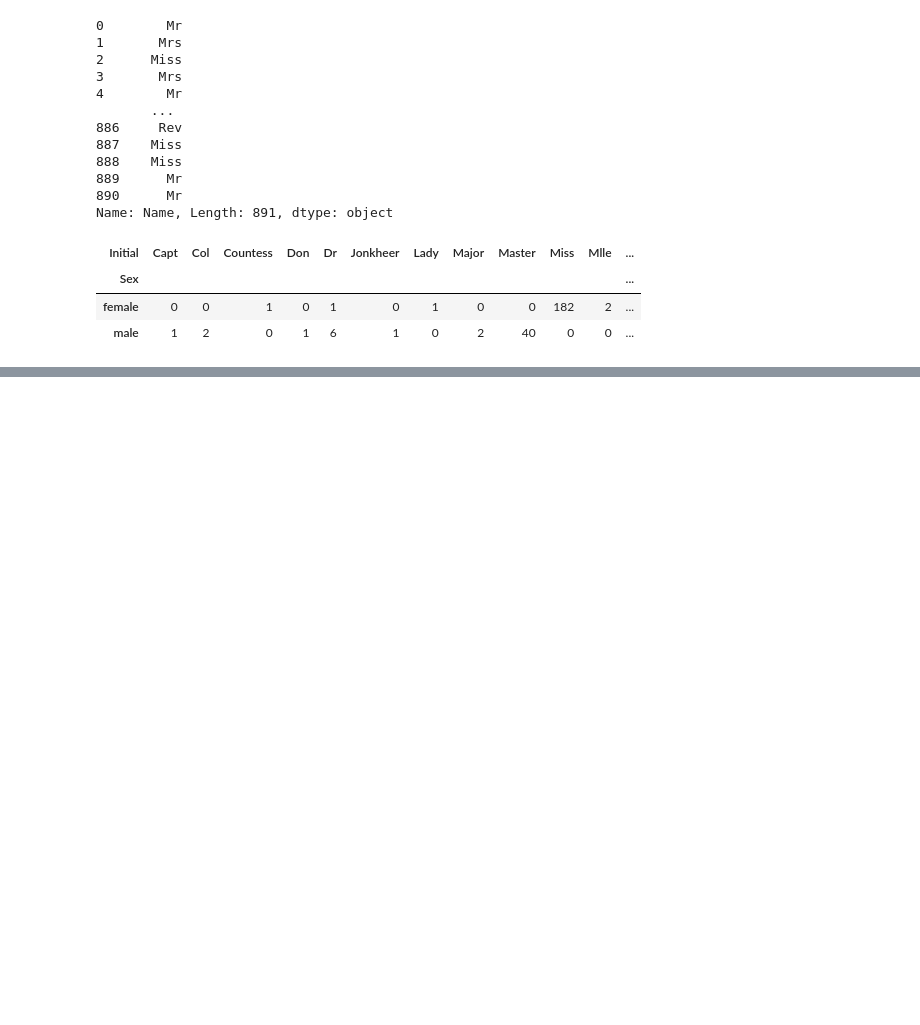
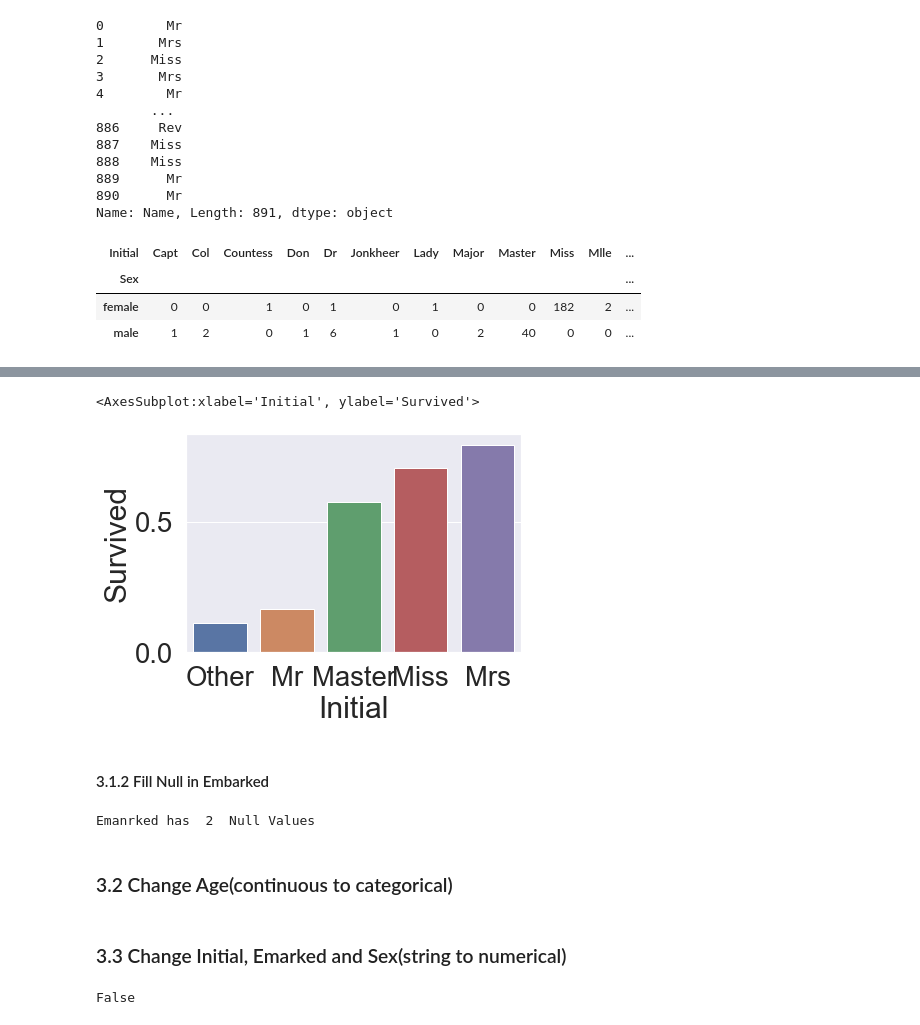
Before and after one commit to DominKim/kaggle_practice, a Jupyter notebook: Step01_Titanic.ipynb, the cells around one changed output, grey strips where cells are left out. Drawn from its saved outputs; the diff is of its cells as text; code cells hidden in the pictures; blank space fills up the shorter version.

```diff
--- a/Step01_Titanic.ipynb
+++ b/Step01_Titanic.ipynb
@@ -371,3 +385,9 @@ pd.crosstab(train["Initial"], train["Sex"]).T.style.background_gradient(cmap = "
 | Sex |  |  |  |  |  |  |  |  |  |  |  | ... |
 | female | 0 | 0 | 1 | 0 | 1 | 0 | 1 | 0 | 0 | 182 | 2 | ... |
 | male | 1 | 2 | 0 | 1 | 6 | 1 | 0 | 2 | 40 | 0 | 0 | ... |
+# %%
+train['Initial'].replace(['Mlle','Mme','Ms','Dr','Major','Lady','Countess','Jonkheer','Col','Rev','Capt','Sir','Don', 'Dona'],
+                        ['Miss','Miss','Miss','Mr','Mr','Mrs','Mrs','Other','Other','Other','Mr','Mr','Mr', 'Mr'],inplace=True)
+
+test['Initial'].replace(['Mlle','Mme','Ms','Dr','Major','Lady','Countess','Jonkheer','Col','Rev','Capt','Sir','Don', 'Dona'],
+                        ['Miss','Miss','Miss','Mr','Mr','Mrs','Mrs','Other','Other','Other','Mr','Mr','Mr', 'Mr'],inplace=True)
@@ -373,0 +413,5 @@ pd.crosstab(train["Initial"], train["Sex"]).T.style.background_gradient(cmap = "
+# %%
+sns.barplot(x = "Initial", y = "Survived", data = train.groupby("Initial", as_index=False)["Survived"].mean().sort_values(by = "Survived"))
+# %% [output]
+<AxesSubplot:xlabel='Initial', ylabel='Survived'>
+[figure, added]
@@ -373,0 +430,6 @@ pd.crosstab(train["Initial"], train["Sex"]).T.style.background_gradient(cmap = "
+# %% [markdown]
+#### 3.1.2 Fill Null in Embarked
+# %%
+print("Emanrked has ", train["Embarked"].isnull().sum(), " Null Values")
+# %% [output]
+Emanrked has  2  Null Values
@@ -373,0 +438,2 @@ pd.crosstab(train["Initial"], train["Sex"]).T.style.background_gradient(cmap = "
+# %% [markdown]
+### 3.2 Change Age(continuous to categorical)
@@ -373,0 +464,2 @@ pd.crosstab(train["Initial"], train["Sex"]).T.style.background_gradient(cmap = "
+# %% [markdown]
+### 3.3 Change Initial, Emarked and Sex(string to numerical)
@@ -373,0 +472,4 @@ pd.crosstab(train["Initial"], train["Sex"]).T.style.background_gradient(cmap = "
+# %%
+train["Embarked"].isnull().any()
+# %% [output]
+False
```
Also changed, not shown: parts of 31 cells of this notebook.
